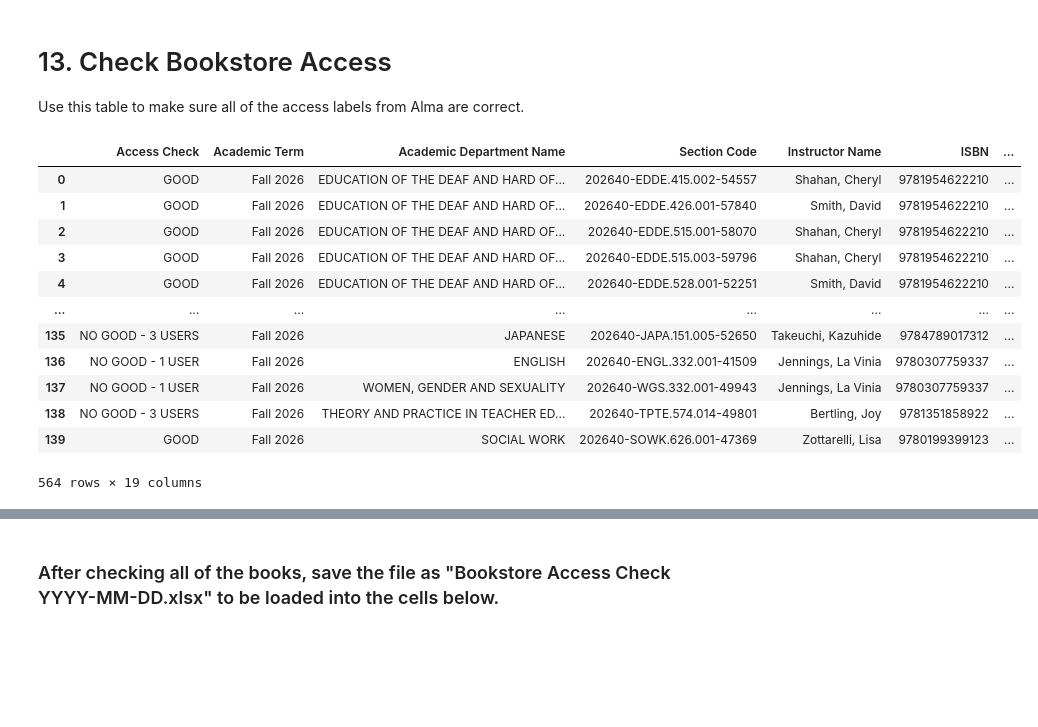
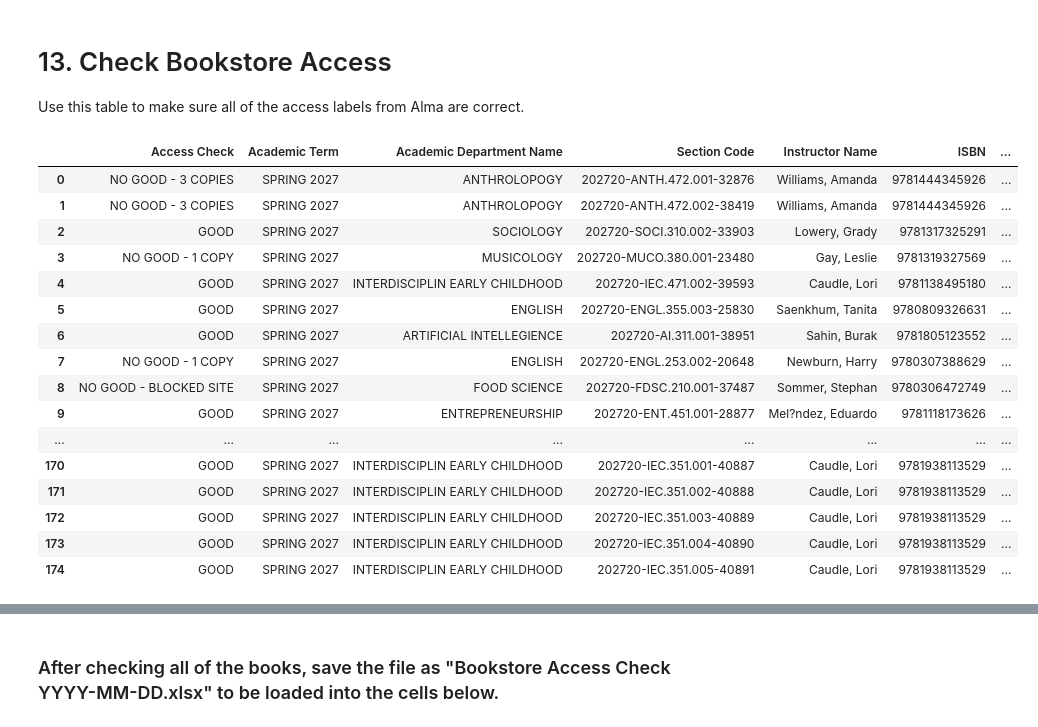
Before and after one commit to utkdigitalinitiatives/apcs-volbooks-projects, a Jupyter notebook: Processing Weekly Bookstore List Upgrade.ipynb, the cells around one changed output, grey strips where cells are left out. Saved outputs shown, nothing was run; the diff lists cells and outputs as text; code cells hidden in the pictures; blank space fills up the shorter version.

```diff
--- a/Processing Weekly Bookstore List Upgrade.ipynb
+++ b/Processing Weekly Bookstore List Upgrade.ipynb
@@ -1185,32 +1244,31 @@ bookstoreExport
 Use this table to make sure all of the access labels from Alma are correct.
 # %%
 # If this is the first list of the semester, do not run this cell
-alreadyChecked1 = pd.read_excel(r'Bookstore Access Check 2026-07-14.xlsx')
-alreadyChecked2 = pd.read_excel(r'Bookstore Access Check 2026-07-15.xlsx')
-alreadyChecked3 = pd.read_excel(r'Bookstore Access Check 2026-07-15V2.xlsx')
-alreadyChecked4 = pd.read_excel(r'Bookstore Access Check 2026-08-04V1.xlsx')
-alreadyChecked5 = pd.read_excel(r'Bookstore Access Check 2026-08-04V2.xlsx')
-alreadyChecked6 = pd.read_excel(r'Bookstore Access Check 2026-08-04V3.xlsx')
+alreadyChecked1 = pd.read_excel(r'Bookstore Access Check 2026-11-20.xlsx')
 
-alreadyChecked = pd.concat([alreadyChecked1, alreadyChecked2, alreadyChecked3, alreadyChecked4, alreadyChecked5, alreadyChecked6])
+alreadyChecked = pd.concat([alreadyChecked1])
 
 alreadyChecked['Section Title Code'] = alreadyChecked['Section Code'] + alreadyChecked['Short Title']
 
 alreadyChecked
 # %% [output]
 |  | Access Check | Academic Term | Academic Department Name | Section Code | Instructor Name | ISBN | ... |
-| 0 | GOOD | Fall 2026 | EDUCATION OF THE DEAF AND HARD OF... | 202640-EDDE.415.002-54557 | Shahan, Cheryl | 9781954622210 | ... |
-| 1 | GOOD | Fall 2026 | EDUCATION OF THE DEAF AND HARD OF... | 202640-EDDE.426.001-57840 | Smith, David | 9781954622210 | ... |
-| 2 | GOOD | Fall 2026 | EDUCATION OF THE DEAF AND HARD OF... | 202640-EDDE.515.001-58070 | Shahan, Cheryl | 9781954622210 | ... |
-| 3 | GOOD | Fall 2026 | EDUCATION OF THE DEAF AND HARD OF... | 202640-EDDE.515.003-59796 | Shahan, Cheryl | 9781954622210 | ... |
-| 4 | GOOD | Fall 2026 | EDUCATION OF THE DEAF AND HARD OF... | 202640-EDDE.528.001-52251 | Smith, David | 9781954622210 | ... |
+| 0 | NO GOOD - 3 COPIES | SPRING 2027 | ANTHROLOPOGY | 202720-ANTH.472.001-32876 | Williams, Amanda | 9781444345926 | ... |
+| 1 | NO GOOD - 3 COPIES | SPRING 2027 | ANTHROLOPOGY | 202720-ANTH.472.002-38419 | Williams, Amanda | 9781444345926 | ... |
+| 2 | GOOD | SPRING 2027 | SOCIOLOGY | 202720-SOCI.310.002-33903 | Lowery, Grady | 9781317325291 | ... |
+| 3 | NO GOOD - 1 COPY | SPRING 2027 | MUSICOLOGY | 202720-MUCO.380.001-23480 | Gay, Leslie | 9781319327569 | ... |
+| 4 | GOOD | SPRING 2027 | INTERDISCIPLIN EARLY CHILDHOOD | 202720-IEC.471.002-39593 | Caudle, Lori | 9781138495180 | ... |
+| 5 | GOOD | SPRING 2027 | ENGLISH | 202720-ENGL.355.003-25830 | Saenkhum, Tanita | 9780809326631 | ... |
+| 6 | GOOD | SPRING 2027 | ARTIFICIAL INTELLEGIENCE | 202720-AI.311.001-38951 | Sahin, Burak | 9781805123552 | ... |
+| 7 | NO GOOD - 1 COPY | SPRING 2027 | ENGLISH | 202720-ENGL.253.002-20648 | Newburn, Harry | 9780307388629 | ... |
+| 8 | NO GOOD - BLOCKED SITE | SPRING 2027 | FOOD SCIENCE | 202720-FDSC.210.001-37487 | Sommer, Stephan | 9780306472749 | ... |
+| 9 | GOOD | SPRING 2027 | ENTREPRENEURSHIP | 202720-ENT.451.001-28877 | Mel?ndez, Eduardo | 9781118173626 | ... |
 | ... | ... | ... | ... | ... | ... | ... | ... |
-| 135 | NO GOOD - 3 USERS | Fall 2026 | JAPANESE | 202640-JAPA.151.005-52650 | Takeuchi, Kazuhide | 9784789017312 | ... |
-| 136 | NO GOOD - 1 USER | Fall 2026 | ENGLISH | 202640-ENGL.332.001-41509 | Jennings, La Vinia | 9780307759337 | ... |
-| 137 | NO GOOD - 1 USER | Fall 2026 | WOMEN, GENDER AND SEXUALITY | 202640-WGS.332.001-49943 | Jennings, La Vinia | 9780307759337 | ... |
-| 138 | NO GOOD - 3 USERS | Fall 2026 | THEORY AND PRACTICE IN TEACHER ED... | 202640-TPTE.574.014-49801 | Bertling, Joy | 9781351858922 | ... |
-| 139 | GOOD | Fall 2026 | SOCIAL WORK | 202640-SOWK.626.001-47369 | Zottarelli, Lisa | 9780199399123 | ... |
+| 170 | GOOD | SPRING 2027 | INTERDISCIPLIN EARLY CHILDHOOD | 202720-IEC.351.001-40887 | Caudle, Lori | 9781938113529 | ... |
+| 171 | GOOD | SPRING 2027 | INTERDISCIPLIN EARLY CHILDHOOD | 202720-IEC.351.002-40888 | Caudle, Lori | 9781938113529 | ... |
+| 172 | GOOD | SPRING 2027 | INTERDISCIPLIN EARLY CHILDHOOD | 202720-IEC.351.003-40889 | Caudle, Lori | 9781938113529 | ... |
+| 173 | GOOD | SPRING 2027 | INTERDISCIPLIN EARLY CHILDHOOD | 202720-IEC.351.004-40890 | Caudle, Lori | 9781938113529 | ... |
+| 174 | GOOD | SPRING 2027 | INTERDISCIPLIN EARLY CHILDHOOD | 202720-IEC.351.005-40891 | Caudle, Lori | 9781938113529 | ... |
-564 rows × 19 columns
 # %%
 # Use this for the first list of the semester only
 #newChecks = bookstoreExport
```
Also changed, not shown: parts of 34 cells of this notebook, 1 other file.
